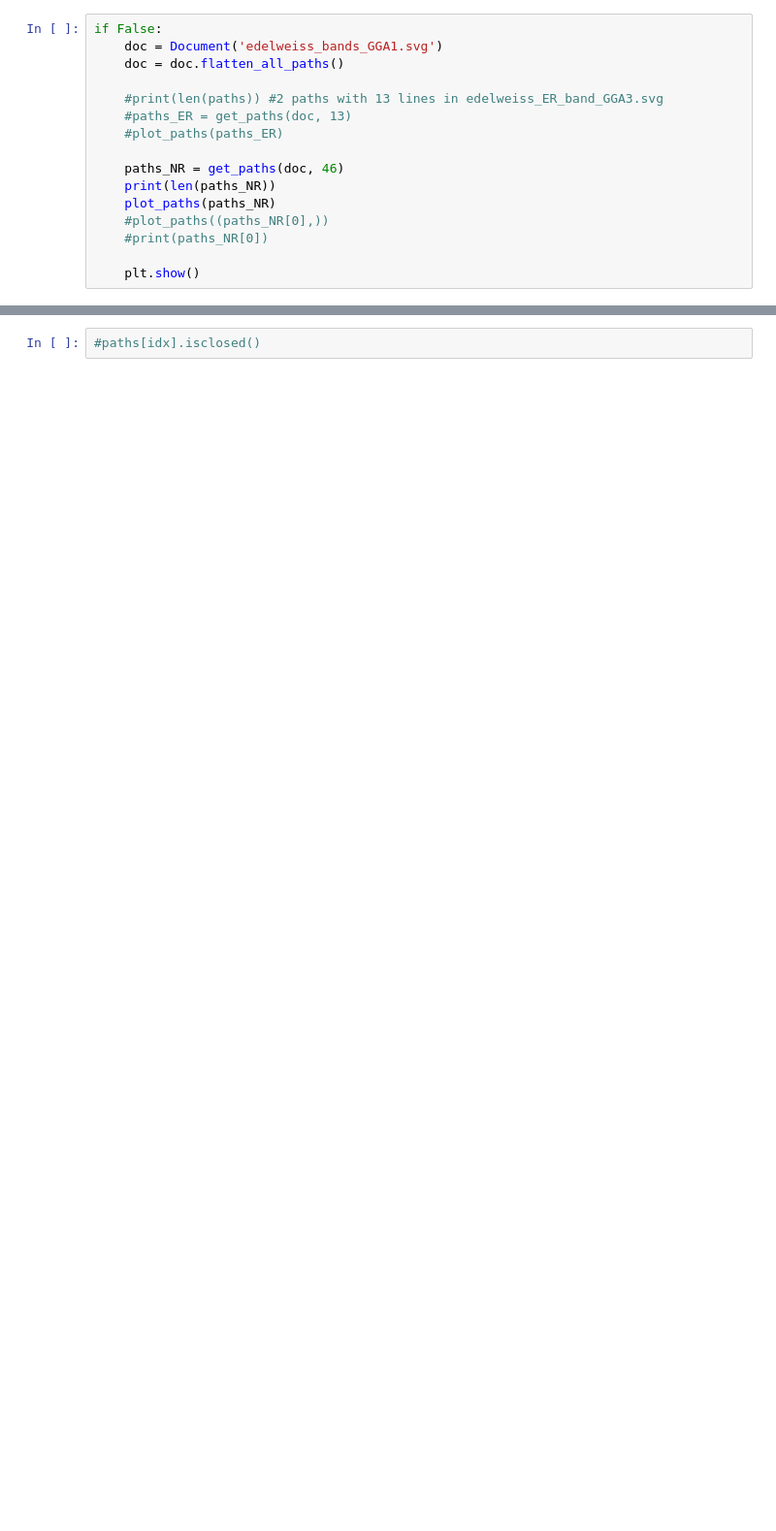
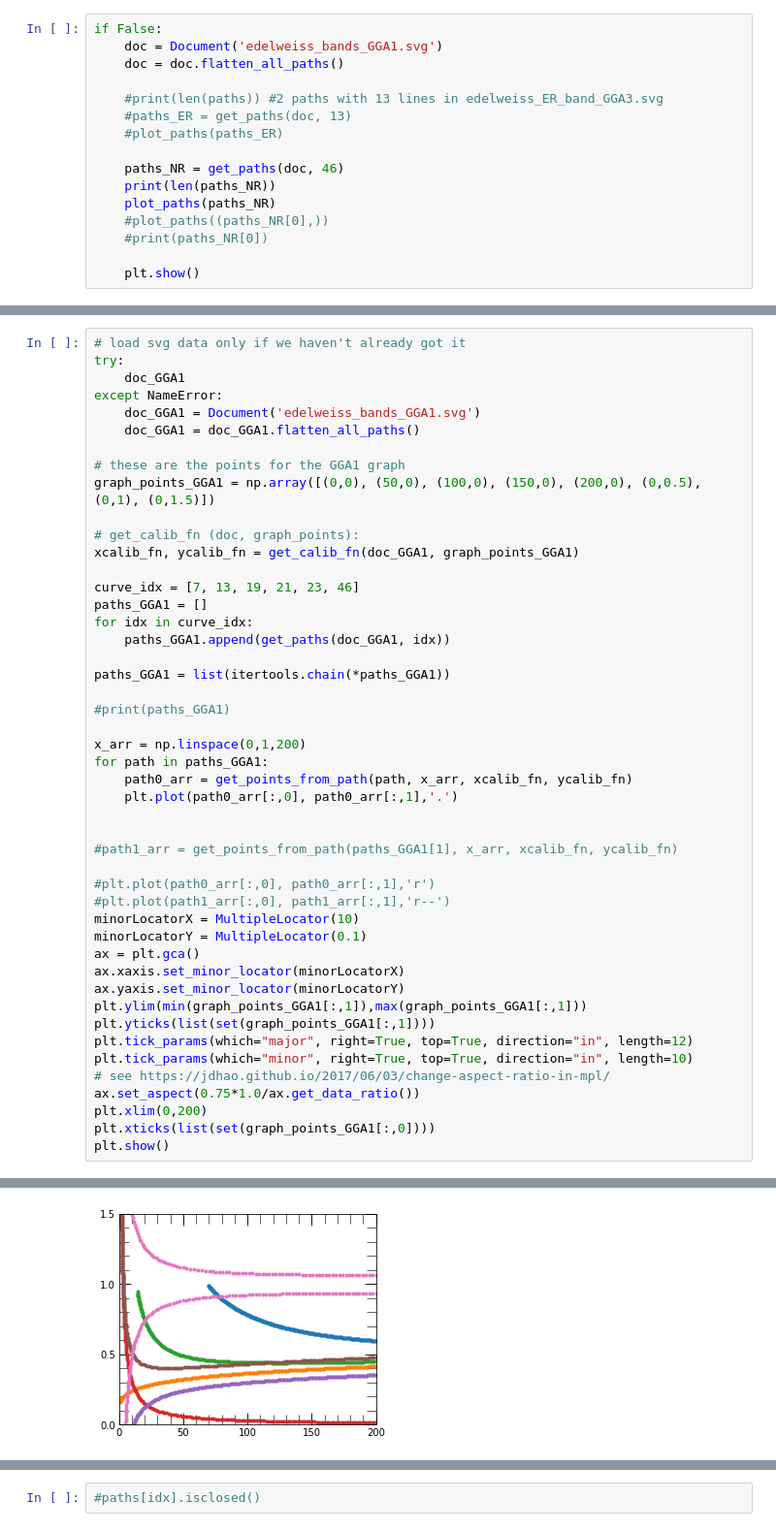
Before and after one commit to villaa/nrFano_Constraint, a Jupyter notebook: Edelweiss_data/get_svg_data.ipynb, the cells around one changed output, grey strips where cells are left out. Shown at 97% size. Drawn from its saved outputs; the diff is of its cells as text; blank space fills up the shorter version.

Commit message:
update ssvg_extract_data.py to handle minor axis ticks

```diff
--- a/Edelweiss_data/get_svg_data.ipynb
+++ b/Edelweiss_data/get_svg_data.ipynb
@@ -133,0 +103,48 @@ TypeError: expected x and y to have same length
+# %%
+# load svg data only if we haven't already got it
+try:
+    doc_GGA1
+except NameError:
+    doc_GGA1 = Document('edelweiss_bands_GGA1.svg')
+    doc_GGA1 = doc_GGA1.flatten_all_paths()
+
+# these are the points for the GGA1 graph
+graph_points_GGA1 = np.array([(0,0), (50,0), (100,0), (150,0), (200,0), (0,0.5), (0,1), (0,1.5)])
+
+# get_calib_fn (doc, graph_points):
+xcalib_fn, ycalib_fn = get_calib_fn(doc_GGA1, graph_points_GGA1)
+
+curve_idx = [7, 13, 19, 21, 23, 46]
+paths_GGA1 = []
+for idx in curve_idx:
+    paths_GGA1.append(get_paths(doc_GGA1, idx))
+
+paths_GGA1 = list(itertools.chain(*paths_GGA1))
+
+#print(paths_GGA1)
+
+x_arr = np.linspace(0,1,200)
+for path in paths_GGA1:
+    path0_arr = get_points_from_path(path, x_arr, xcalib_fn, ycalib_fn)
+    plt.plot(path0_arr[:,0], path0_arr[:,1],'.')
+
+
+#path1_arr = get_points_from_path(paths_GGA1[1], x_arr, xcalib_fn, ycalib_fn)
+
+#plt.plot(path0_arr[:,0], path0_arr[:,1],'r')
+#plt.plot(path1_arr[:,0], path1_arr[:,1],'r--')
+minorLocatorX = MultipleLocator(10)
+minorLocatorY = MultipleLocator(0.1)
+ax = plt.gca()
+ax.xaxis.set_minor_locator(minorLocatorX)
+ax.yaxis.set_minor_locator(minorLocatorY)
+plt.ylim(min(graph_points_GGA1[:,1]),max(graph_points_GGA1[:,1]))
+plt.yticks(list(set(graph_points_GGA1[:,1])))
+plt.tick_params(which="major", right=True, top=True, direction="in", length=12)
+plt.tick_params(which="minor", right=True, top=True, direction="in", length=10)
+# see https://jdhao.github.io/2017/06/03/change-aspect-ratio-in-mpl/
+ax.set_aspect(0.75*1.0/ax.get_data_ratio())
+plt.xlim(0,200)
+plt.xticks(list(set(graph_points_GGA1[:,0])))
+plt.show()
+# %% [output]
@@ -134,3 +171,4 @@ TypeError: expected x and y to have same length
+[figure, added]
 # %%
 doc_ER = Document('edelweiss_ER_band_GGA3.svg')
 doc_ER = doc_ER.flatten_all_paths()
```
Also changed, not shown: parts of 8 cells of this notebook, 1 other file.
